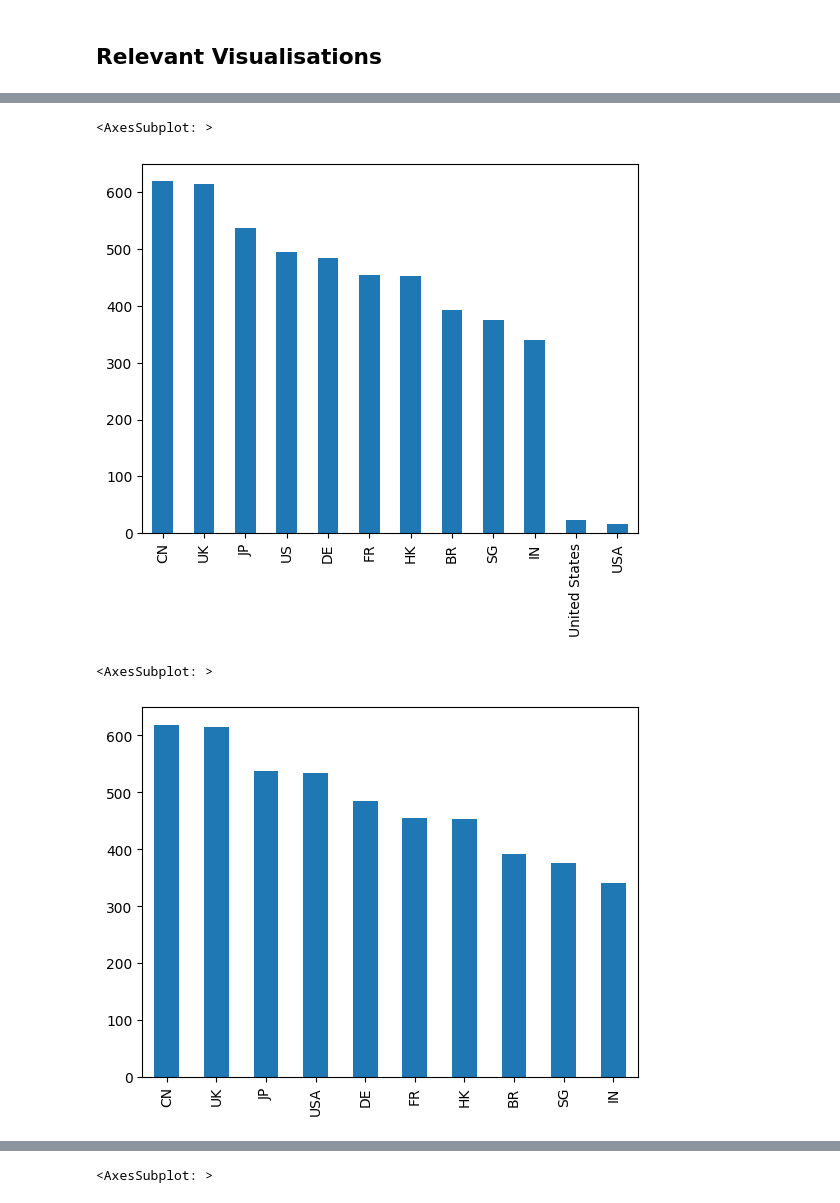
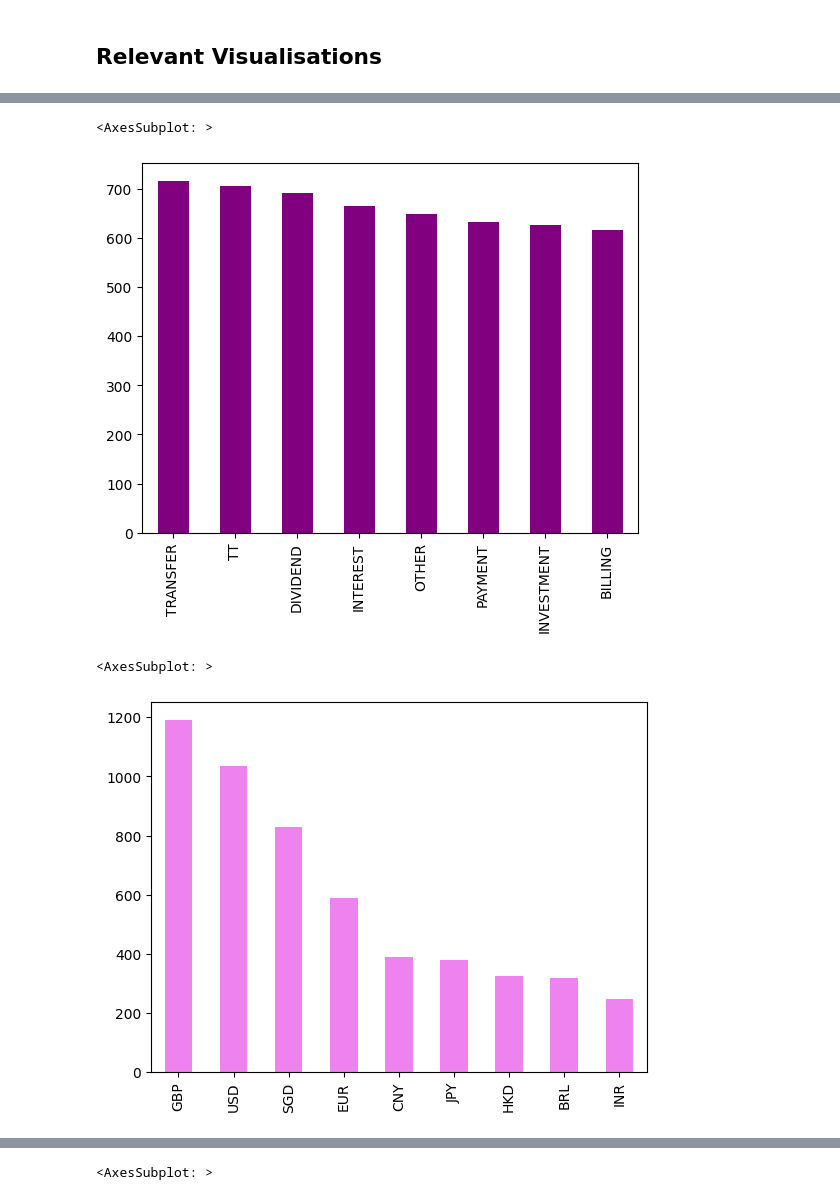
Before and after one commit to bhavesh-chainani/fraud_detection, a Jupyter notebook: bhavesh_silent_eight.ipynb, the cells around one changed output, grey strips where cells are left out. Saved outputs shown, nothing was run; the diff lists cells and outputs as text; code cells hidden in the pictures.

```diff
--- a/silent_eight.ipynb
+++ b/bhavesh_silent_eight.ipynb
@@ -109,6 +150,6 @@ data.customer_country.value_counts().plot(kind='bar')
 # %%
-#plot counterparty country
-data.counterparty_country.value_counts().plot(kind='bar')
+#plot count of different transaction types
+data.type.value_counts().plot(kind='bar', color = 'purple')
 # %% [output]
 <AxesSubplot: >
-[figure, old version]
+[figure, new version]
@@ -120,6 +156,6 @@ data['counterparty_country'] = data['counterparty_country'].replace(['United Sta
 # %%
-#plot UPDATED counterparty country
-data.counterparty_country.value_counts().plot(kind='bar')
+#plot count of types of currency
+data.ccy.value_counts().plot(kind='bar', color = 'violet')
 # %% [output]
 <AxesSubplot: >
-[figure, old version]
+[figure, new version]
```
Also changed, not shown: parts of 20 cells of this notebook, 2 other files.
